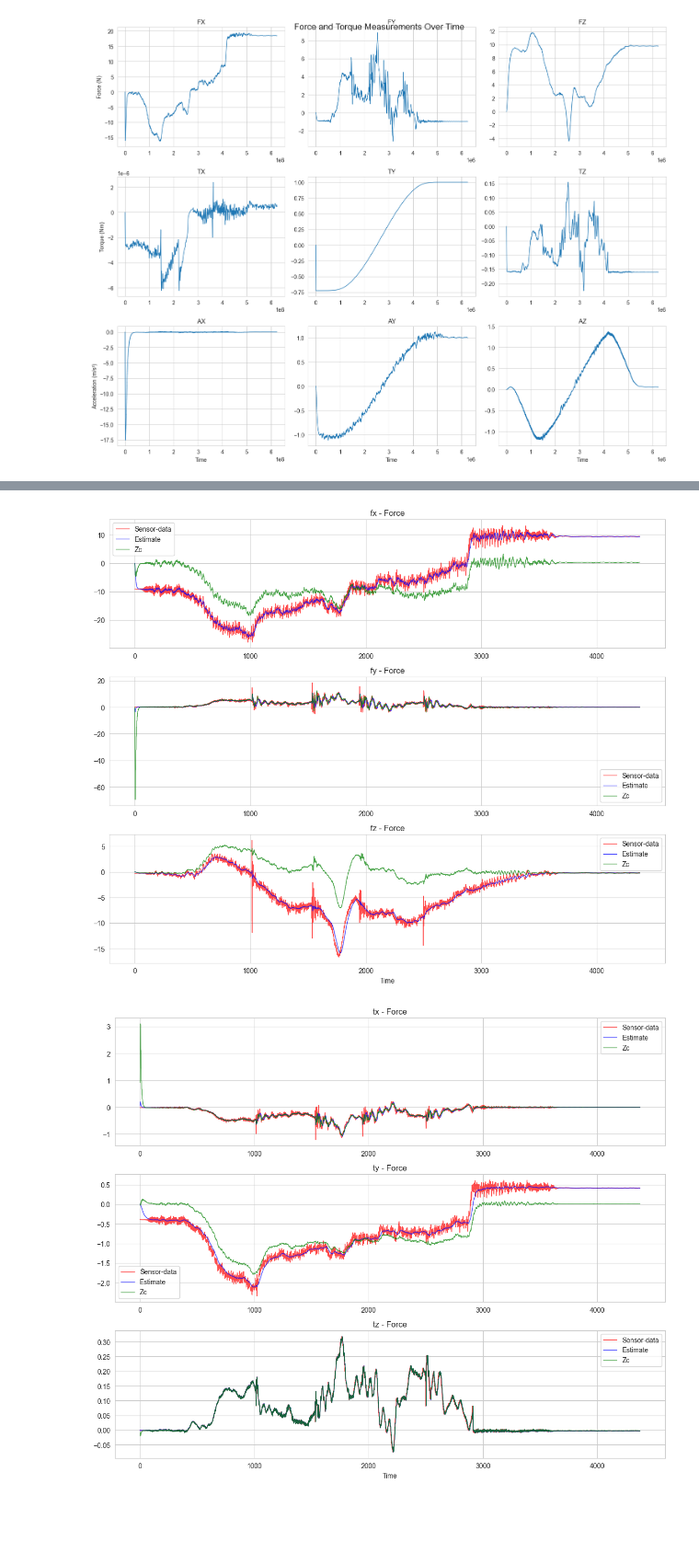
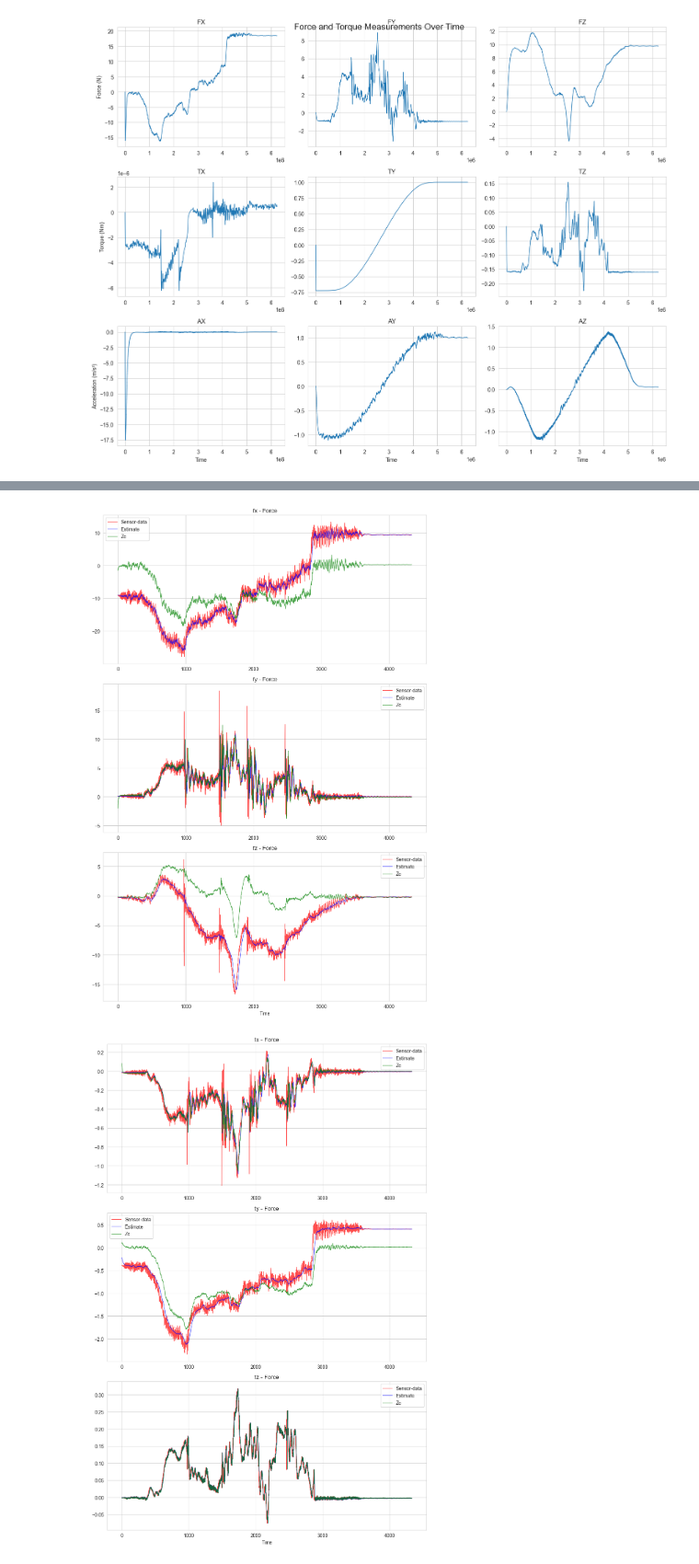
Before and after one commit to KGKrohn/AIS2202_State_estimation_Gr3, a Jupyter notebook: kyb_data/datakyb.ipynb, the cells around one changed output, grey strips where cells are left out. Shown at 92% size. Drawn from its saved outputs; the diff is of its cells as text; code cells hidden in the pictures; blank space fills up the shorter version.

```diff
--- a/kyb_data/datakyb.ipynb
+++ b/kyb_data/datakyb.ipynb
@@ -238,15 +239,15 @@ import matplotlib.pyplot as plt
 import numpy as np
 
 def plot_combined_data(force_torque_csv, vibrations_csv, zc_csv,ft_stretch_factor=0.5):
-    df_ft = pd.read_csv(force_torque_csv)
-    df_vib = pd.read_csv(vibrations_csv)
-    df_zc = pd.read_csv(zc_csv)
+    df_ft = pd.read_csv(force_torque_csv)[50:]
+    df_vib = pd.read_csv(vibrations_csv)[50:]
+    df_zc = pd.read_csv(zc_csv)[50:]
 
     vib_time = np.arange(len(df_vib))
     ft_time = np.linspace(0, len(df_vib), len(df_ft))
     zc_time = np.linspace(0, len(df_vib), len(df_zc))
 
-    fig, axs = plt.subplots(3, 1, figsize=(12, 10))
+    fig, axs = plt.subplots(3, 1, figsize=(10, 15))
 
     force_components = ['tx', 'ty', 'tz']
 
@@ -342,15 +343,15 @@ import matplotlib.pyplot as plt
 import numpy as np
 
 def plot_combined_data(force_torque_csv, vibrations_csv, zc_csv,ft_stretch_factor=0.5):
-    df_ft = pd.read_csv(force_torque_csv)
-    df_vib = pd.read_csv(vibrations_csv)
-    df_zc = pd.read_csv(zc_csv)
+    df_ft = pd.read_csv(force_torque_csv)[50:]
+    df_vib = pd.read_csv(vibrations_csv)[50:]
+    df_zc = pd.read_csv(zc_csv)[50:]
 
     vib_time = np.arange(len(df_vib))
     ft_time = np.linspace(0, len(df_vib), len(df_ft))
     zc_time = np.linspace(0, len(df_vib), len(df_zc))
 
-    fig, axs = plt.subplots(3, 1, figsize=(12, 10))
+    fig, axs = plt.subplots(3, 1, figsize=(10, 15))
 
     force_components = ['fx', 'fy', 'fz']
 
@@ -446,15 +447,15 @@ import matplotlib.pyplot as plt
 import numpy as np
 
 def plot_combined_data(force_torque_csv, vibrations_csv, zc_csv,ft_stretch_factor=0.5):
-    df_ft = pd.read_csv(force_torque_csv)
-    df_vib = pd.read_csv(vibrations_csv)
-    df_zc = pd.read_csv(zc_csv)
+    df_ft = pd.read_csv(force_torque_csv)[50:]
+    df_vib = pd.read_csv(vibrations_csv)[50:]
+    df_zc = pd.read_csv(zc_csv)[50:]
 
     vib_time = np.arange(len(df_vib))
     ft_time = np.linspace(0, len(df_vib), len(df_ft))
     zc_time = np.linspace(0, len(df_vib), len(df_zc))
 
-    fig, axs = plt.subplots(3, 1, figsize=(12, 10))
+    fig, axs = plt.subplots(3, 1, figsize=(10, 15))
 
     force_components = ['tx', 'ty', 'tz']
 
@@ -550,15 +551,15 @@ import matplotlib.pyplot as plt
 import numpy as np
 
 def plot_combined_data(force_torque_csv, vibrations_csv, zc_csv,ft_stretch_factor=0.5):
-    df_ft = pd.read_csv(force_torque_csv)
-    df_vib = pd.read_csv(vibrations_csv)
-    df_zc = pd.read_csv(zc_csv)
+    df_ft = pd.read_csv(force_torque_csv)[40:]
+    df_vib = pd.read_csv(vibrations_csv)[40:]
+    df_zc = pd.read_csv(zc_csv)[40:]
 
     vib_time = np.arange(len(df_vib))
     ft_time = np.linspace(0, len(df_vib), len(df_ft))
     zc_time = np.linspace(0, len(df_vib), len(df_zc))
 
-    fig, axs = plt.subplots(3, 1, figsize=(12, 10))
+    fig, axs = plt.subplots(3, 1, figsize=(10, 15))
 
     force_components = ['fx', 'fy', 'fz']
 
@@ -647,22 +648,22 @@ def plot_combined_data(force_torque_csv, vibrations_csv, zc_csv,ft_stretch_facto
 fig = plot_combined_data('3-FTS_unbias.csv', '3-vibrations-contact_wrench.csv','3-Zc_unbias.csv')
 plt.show()
 # %% [output]
-[figure, old version]
+[figure, new version]
 # %%
 import pandas as pd
 import matplotlib.pyplot as plt
 import numpy as np
 
 def plot_combined_data(force_torque_csv, vibrations_csv, zc_csv,ft_stretch_factor=0.5):
-    df_ft = pd.read_csv(force_torque_csv)
-    df_vib = pd.read_csv(vibrations_csv)
-    df_zc = pd.read_csv(zc_csv)
+    df_ft = pd.read_csv(force_torque_csv)[40:]
+    df_vib = pd.read_csv(vibrations_csv)[40:]
+    df_zc = pd.read_csv(zc_csv)[40:]
 
     vib_time = np.arange(len(df_vib))
     ft_time = np.linspace(0, len(df_vib), len(df_ft))
     zc_time = np.linspace(0, len(df_vib), len(df_zc))
 
-    fig, axs = plt.subplots(3, 1, figsize=(12, 10))
+    fig, axs = plt.subplots(3, 1, figsize=(10, 15))
 
     force_components = ['tx', 'ty', 'tz']
 
@@ -724,31 +725,31 @@ def plot_combined_data(force_torque_csv, vibrations_csv, zc_csv,ft_stretch_facto
                  df_zc[force_components[2]],
                  label='Zc',
                  color='green',
                  alpha=0.7,
                  linewidth=1)
 
     axs[0].set_title(f'{force_components[0]} - Force')
     axs[0].grid(True)
     axs[0].legend()
 
     axs[1].set_title(f'{force_components[1]} - Force')
     axs[1].grid(True)
     axs[1].legend()
 
     axs[2].set_title(f'{force_components[2]} - Force')
     axs[2].grid(True)
     axs[2].legend()
 
 
     axs[-1].set_xlabel('Time')
 
 
     plt.tight_layout()
 
     return fig
 
 
 fig = plot_combined_data('3-FTS_unbias.csv', '3-vibrations-contact_wrench.csv','3-Zc_unbias.csv')
 plt.show()
 # %% [output]
-[figure, old version]
+[figure, new version]
```
Also changed, not shown: parts of 8 cells of this notebook, 3 other files.
